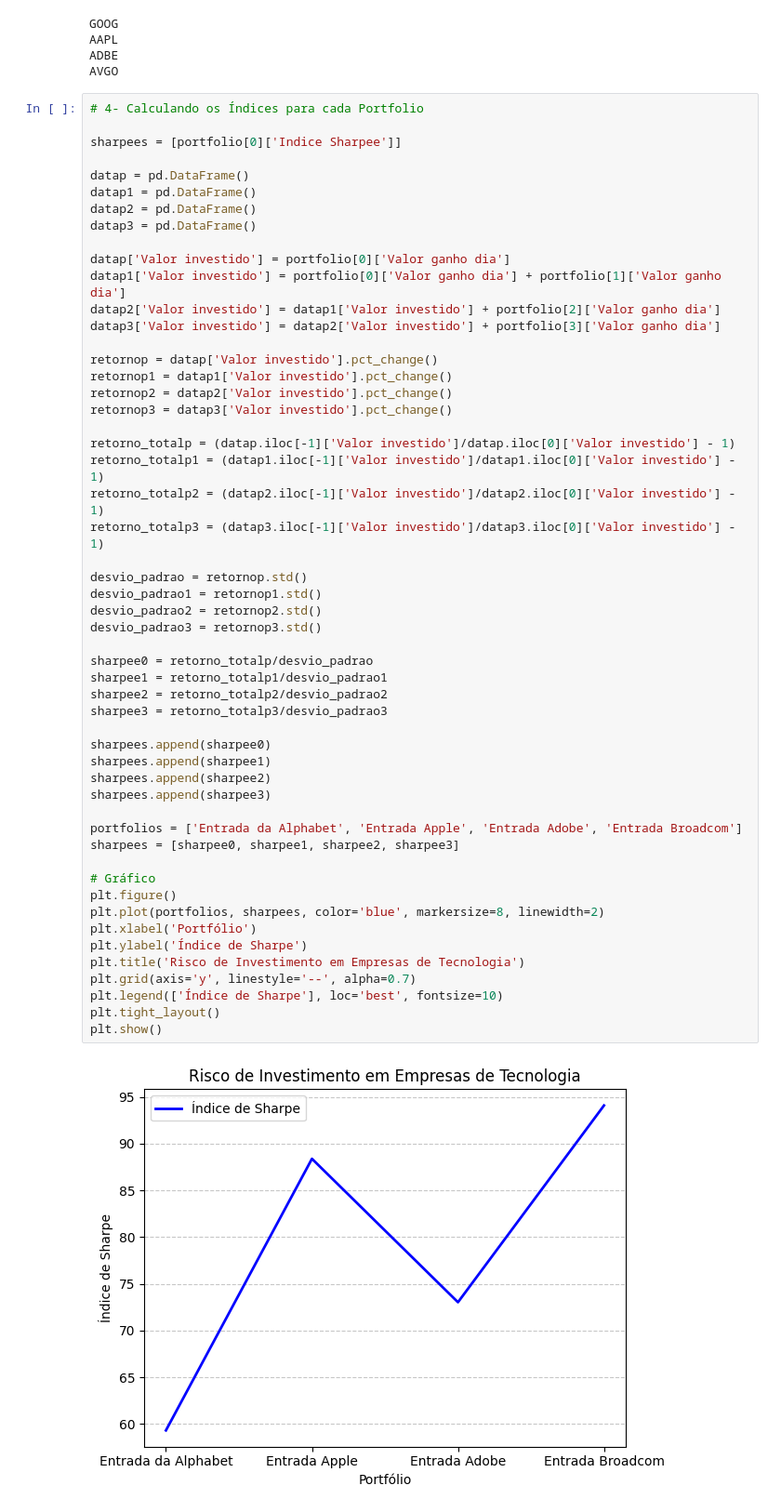
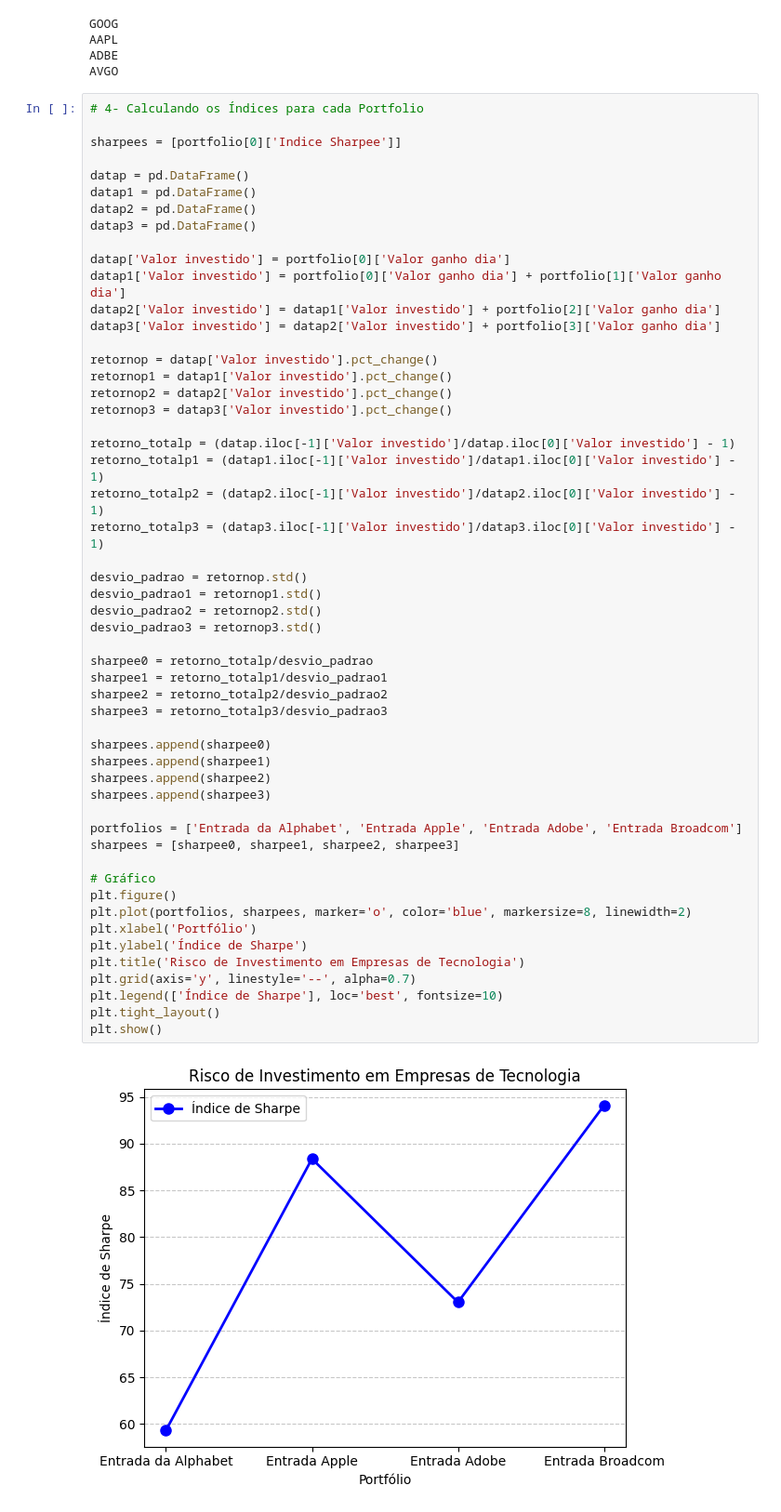
Before and after one commit to gustavoribolla/otimizador_de_investimentos, a Jupyter notebook: main.ipynb, the cells around one changed output. Shown at 93% size. Cells and saved outputs as stored; diff of their text form.

```diff
--- a/main.ipynb
+++ b/main.ipynb
@@ -111,32 +110,32 @@ retorno_totalp2 = (datap2.iloc[-1]['Valor investido']/datap2.iloc[0]['Valor inve
 retorno_totalp3 = (datap3.iloc[-1]['Valor investido']/datap3.iloc[0]['Valor investido'] - 1)
 
 desvio_padrao = retornop.std()
 desvio_padrao1 = retornop1.std()
 desvio_padrao2 = retornop2.std()
 desvio_padrao3 = retornop3.std()
 
 sharpee0 = retorno_totalp/desvio_padrao
 sharpee1 = retorno_totalp1/desvio_padrao1
 sharpee2 = retorno_totalp2/desvio_padrao2
 sharpee3 = retorno_totalp3/desvio_padrao3
 
 sharpees.append(sharpee0)
 sharpees.append(sharpee1)
 sharpees.append(sharpee2)
 sharpees.append(sharpee3)
 
 portfolios = ['Entrada da Alphabet', 'Entrada Apple', 'Entrada Adobe', 'Entrada Broadcom']
 sharpees = [sharpee0, sharpee1, sharpee2, sharpee3]
 
 # Gráfico
 plt.figure()
-plt.plot(portfolios, sharpees, color='blue', markersize=8, linewidth=2)
+plt.plot(portfolios, sharpees, marker='o', color='blue', markersize=8, linewidth=2)
 plt.xlabel('Portfólio')
 plt.ylabel('Índice de Sharpe')
 plt.title('Risco de Investimento em Empresas de Tecnologia')
 plt.grid(axis='y', linestyle='--', alpha=0.7)
 plt.legend(['Índice de Sharpe'], loc='best', fontsize=10)
 plt.tight_layout()
 plt.show()
 # %% [output]
-[figure, old version]
+[figure, new version]
```
Also changed, not shown: parts of 1 cell of this notebook.
